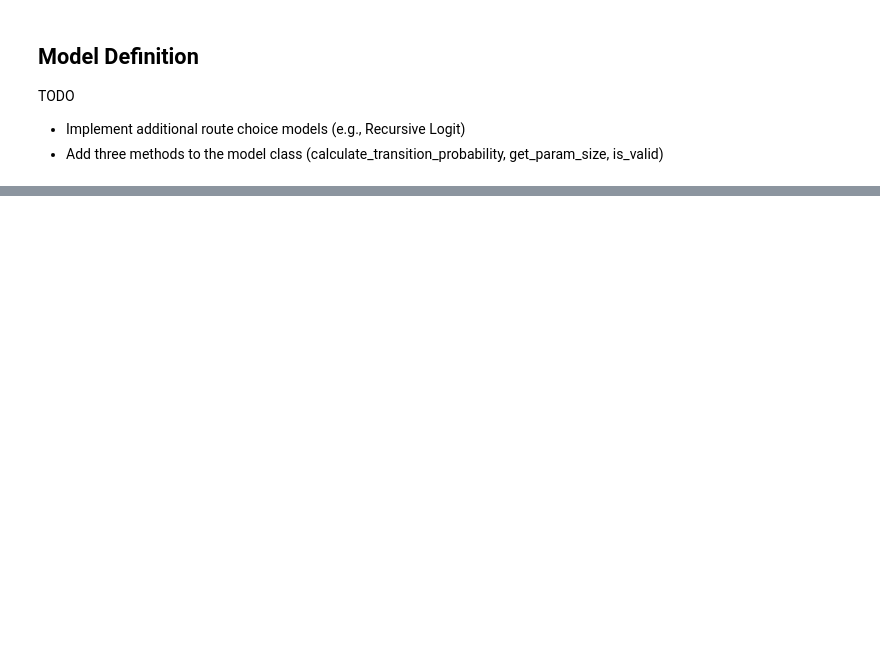
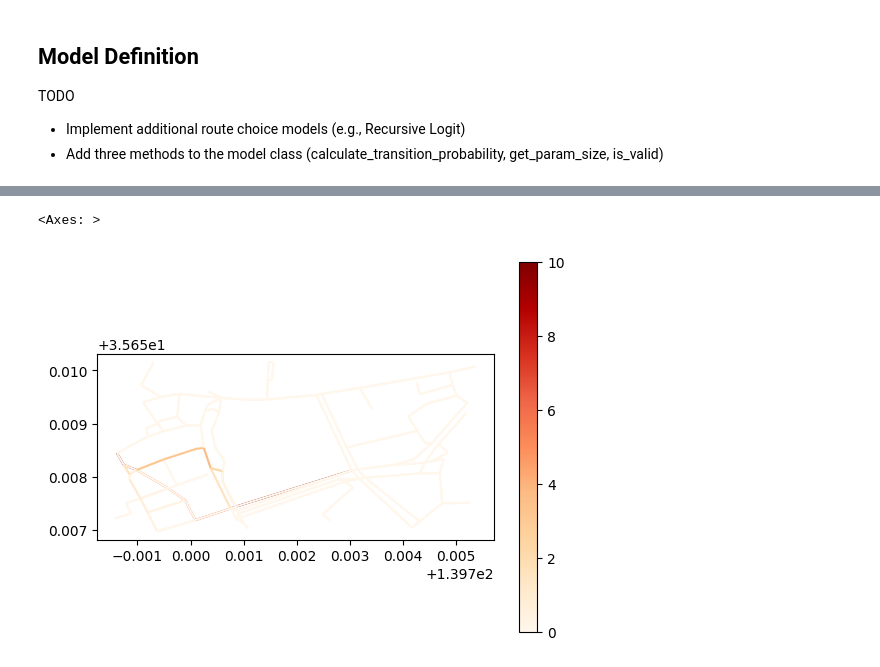
Before and after one commit to bin-utokyo/davis, a Jupyter notebook: src/specific_model/route_choice/code/main.ipynb, the cells around one changed output, grey strips where cells are left out. Drawn from its saved outputs; the diff is of its cells as text; code cells hidden in the pictures; blank space fills up the shorter version.

```diff
--- a/src/specific_model/route_choice/code/main.ipynb
+++ b/src/specific_model/route_choice/code/main.ipynb
@@ -106,11 +223,11 @@ TODO
 - Change path to link, node, transition files, parameter file and output directory
 - Change model definition
 # %%
-LINK_FILE = "../data/input/matsuyama/ped/link.csv"
-NODE_FILE = "../data/input/matsuyama/ped/node.csv"
-TRANSITION_FILE = "../data/input/matsuyama/ped/transition.csv"  # not need to contain "NextLinkID" column
-PARAMETER_FILE = "../data/output/matsuyama/ped/result.txt"
-OUTPUT_DIR = "../data/output/matsuyama/ped/"
+LINK_FILE = "../data/input/link.csv"
+NODE_FILE = "../data/input/node.csv"
+TRANSITION_FILE = "../data/input/transition.csv"  # not need to contain "NextLinkID" column
+PARAMETER_FILE = "../data/output/result.txt"
+OUTPUT_DIR = "../data/output/"
 
 
 # Read data
@@ -159,0 +300,13 @@ print(df_transition.head())
+# %%
+LINK_FILE = "../data/input/link.csv"
+NODE_FILE = "../data/input/node.csv"
+DEMAND_FILE = "../data/input/demand.csv"
+PARAMETER_FILE = "../data/output/result.txt"
+OUTPUT_DIR = "../data/output/"
+
+# Read data
+df_link = pd.read_csv(LINK_FILE)
+df_node = pd.read_csv(NODE_FILE)
+df_demand = pd.read_csv(DEMAND_FILE)
+
+network = Network(df_node, df_link)
@@ -159,0 +315,14 @@ print(df_transition.head())
+# %%
+# Create model
+model = RL(network)
+
+# Read Parameter
+with open(PARAMETER_FILE, encoding="utf-8") as f:
+    text = f.read()
+
+match = re.search(r"parameter\s*=\s*(\[[^\]]+\])", text)
+if match:
+    param_list = ast.literal_eval(match.group(1))  # list[float]
+else:
+    raise ValueError("Failed to extract parameters from input/result.txt")
+params = np.array(param_list, dtype=np.float32)
@@ -159,0 +371,8 @@ print(df_transition.head())
+# %%
+# Visualize result
+df_link_with_flow = pd.merge(df_link, df_flow, on="LinkID", how="left")
+link_gpd = gpd.GeoDataFrame(df_link_with_flow, geometry=[shapely.geometry.LineString([(row["OLon"], row["OLat"]), (row["DLon"], row["DLat"])]) for _, row in df_link_with_flow.iterrows()])
+link_gpd.plot(column="LinkFlow", cmap="OrRd", legend=True)
+# %% [output]
+<Axes: >
+[figure, added]
```
Also changed, not shown: parts of 21 cells of this notebook, 1 other file.
